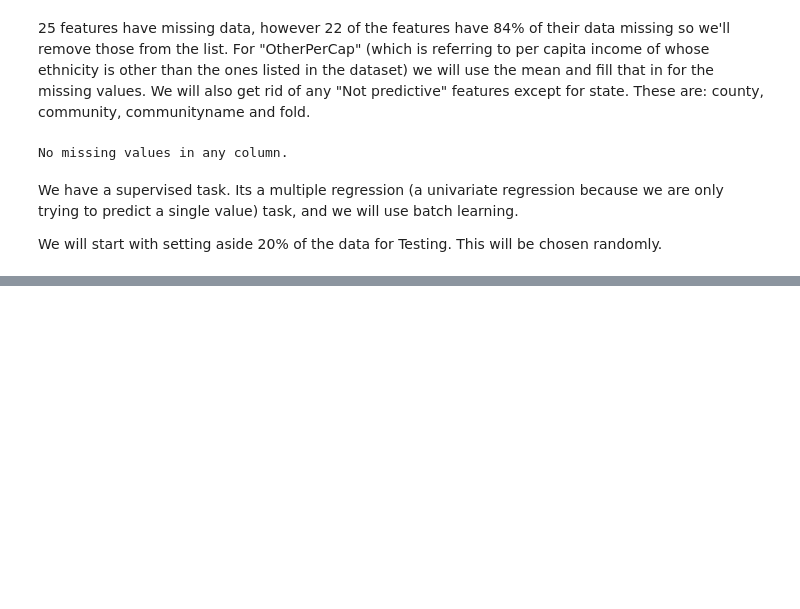
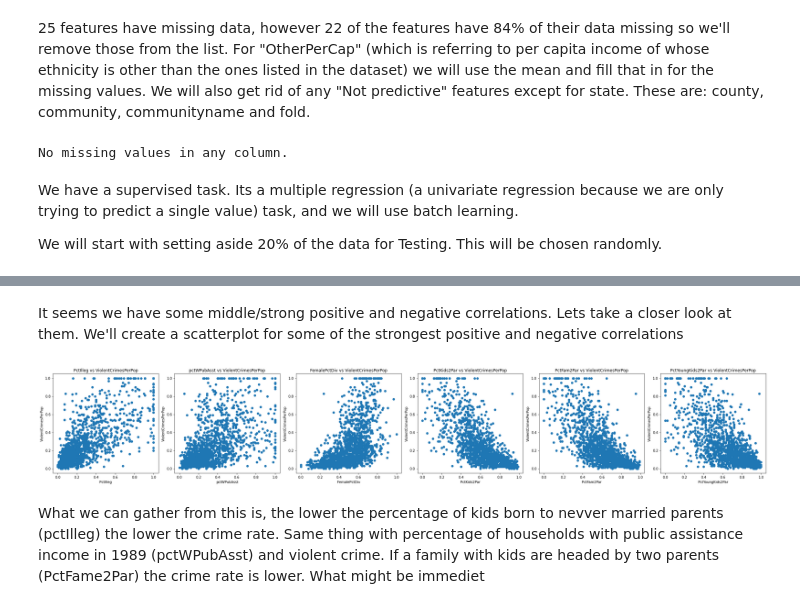
Before and after one commit to tokilava/TokiLavaAIMiniProject7sem, a Jupyter notebook: Miniproject/main.ipynb, the cells around one changed output, grey strips where cells are left out. Saved outputs shown, nothing was run; the diff lists cells and outputs as text; code cells hidden in the pictures; blank space fills up the shorter version.

Commit message:
Made some scatter plots

```diff
--- a/Miniproject/main.ipynb
+++ b/Miniproject/main.ipynb
@@ -135,0 +170,21 @@ Length of newTestSet: 399
+# %% [markdown]
+It seems we have some middle/strong positive and negative correlations. Lets take a closer look at them.
+We'll create a scatterplot for some of the strongest positive and negative correlations
+# %%
+topFeatures = ['PctIlleg', 'pctWPubAsst', 'FemalePctDiv', 'PctKids2Par', 'PctFam2Par', 'PctYoungKids2Par']
+fig, axes = plt.subplots(nrows=1, ncols=len(topFeatures), figsize=(30, 5))
+for i, feature in enumerate(topFeatures):
+    axes[i].scatter(newTrainset[feature], newTrainset['ViolentCrimesPerPop'])
+    axes[i].set_title(f'{feature} vs ViolentCrimesPerPop')
+    axes[i].set_xlabel(feature)
+    axes[i].set_ylabel('ViolentCrimesPerPop')
+
+plt.tight_layout()
+plt.show()
+# %% [output]
+[figure, added]
+# %% [markdown]
+What we can gather from this is, the lower the percentage of kids born to nevver married parents (pctIlleg) the lower the crime rate.
+Same thing with percentage of households with public assistance income in 1989 (pctWPubAsst) and violent crime.
+If a family with kids are headed by two parents (PctFame2Par) the crime rate is lower.
+What might be immediet
```
Also changed, not shown: parts of 4 cells of this notebook.
